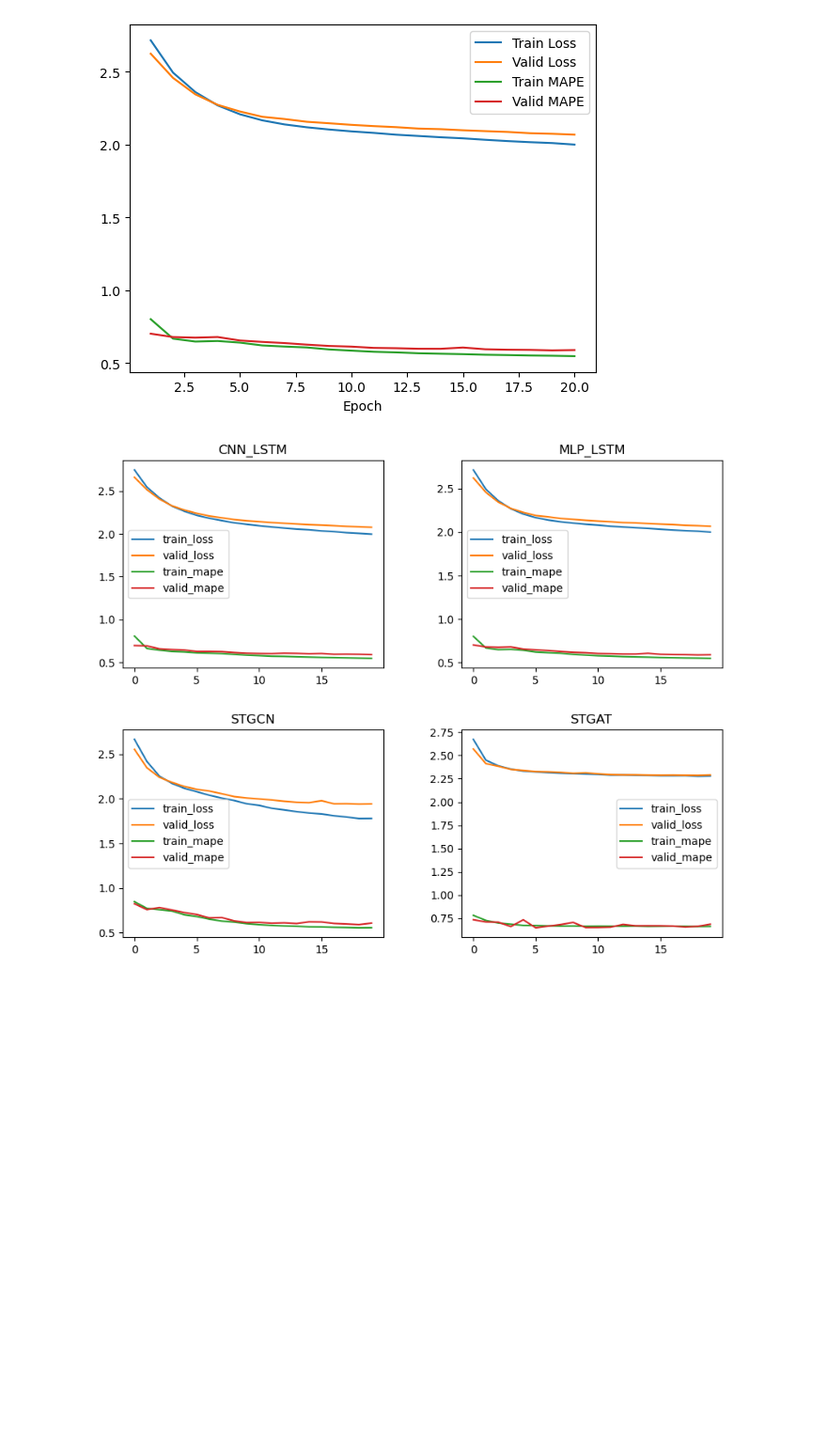
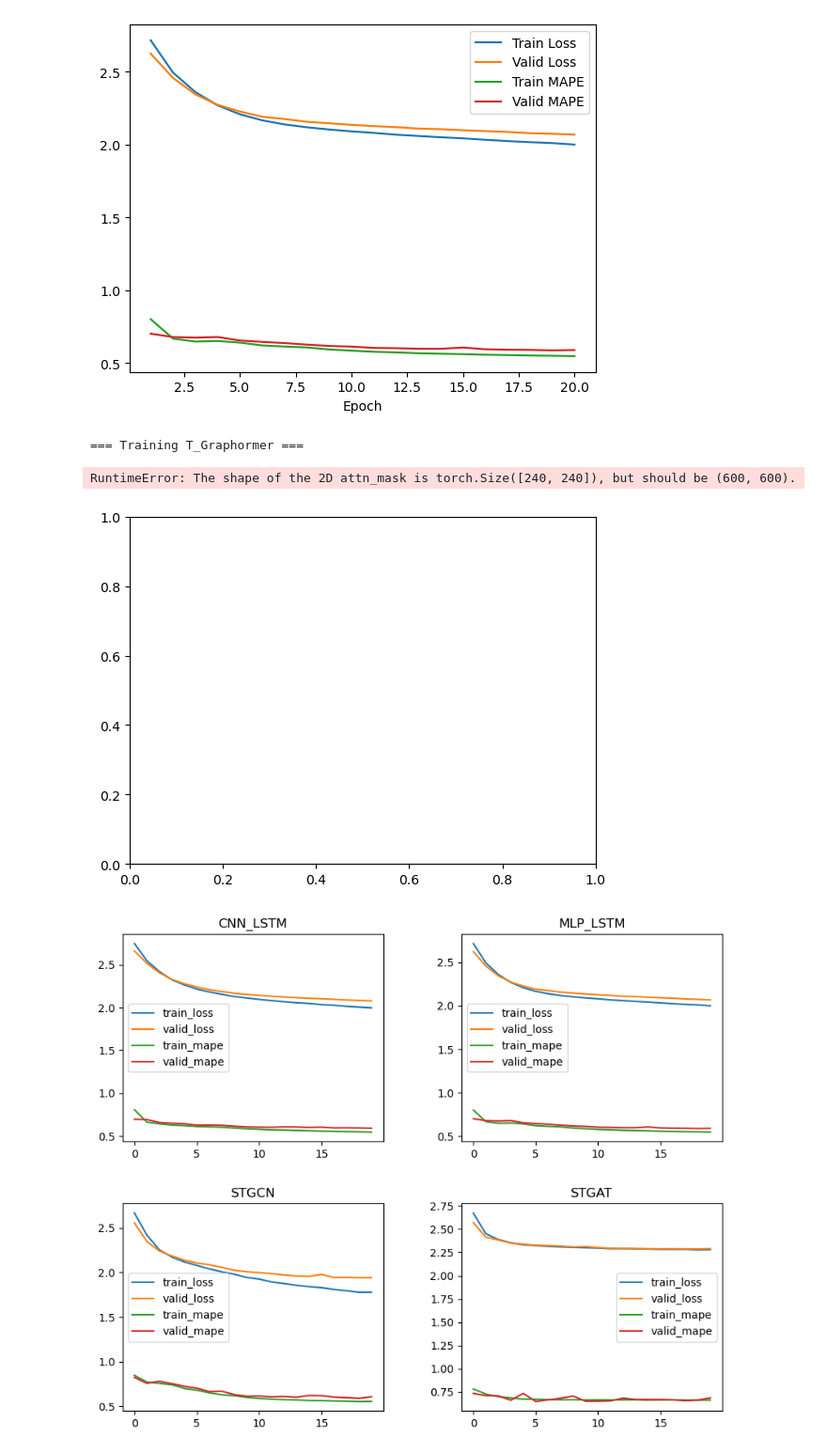
Before and after one commit to HiverXD/Traffic-Congestion-Prediction, a Jupyter notebook: model_build/model_prototype_with_aux.ipynb, the cells around one changed output. Shown at 94% size. Drawn from its saved outputs; the diff is of its cells as text; code cells hidden in the pictures; blank space fills up the shorter version.

```diff
--- a/model_build/model_prototype_with_aux.ipynb
+++ b/model_build/model_prototype_with_aux.ipynb
@@ -726,7 +852,70 @@ Final Valid MAPE: 0.5900874083757329
 [figure]
 [figure]
 # %%
-print(histories[''])
+
+# 0) Hyperparameters
+WINDOW = 12
+BATCH_SIZE = 32
+EPOCHS = 20
+LR = 1e-3
+DEVICE = 'cuda' if torch.cuda.is_available() else 'cpu'
+
+# 1) 데이터 준비
+# traffic_dataset: np.ndarray of shape (T_total, E, C_all)
+traffic_dataset = np.load(f'../dataset/traffic_dataset_13.npy')
+T_total, E, C_all = traffic_dataset.shape
+A = torch.from_numpy(edge_adj_mat).float().to(DEVICE)
+
+# split index (70/20/10)
+train_end = int(0.7 * T_total)
+valid_end = int(0.9 * T_total)
+
+train_data = traffic_dataset[:train_end]
+valid_data = traffic_dataset[train_end:valid_end]
+
+train_ds = TrafficDataset(train_data, window=WINDOW)
+valid_ds = TrafficDataset(valid_data, window=WINDOW)
+
+train_loader = DataLoader(train_ds, batch_size=BATCH_SIZE, shuffle=True, drop_last=True)
+valid_loader = DataLoader(valid_ds, batch_size=BATCH_SIZE, shuffle=False, drop_last=False)
+
+# 3) 모델별 학습
+models = {
+    'T_Graphormer' : TGraphormer(E=E, window=12, d_model=32, num_layers=2, num_heads=4, dropout=0.1, kappa=30)
+}
+
+histories = {}
+
+for name, model in models.items():
+    print(f"\n=== Training {name} ===")
+    optimizer = torch.optim.Adam(model.parameters(), lr=LR)
+    criterion = torch.nn.HuberLoss()  # T-Graphormer의 선례를 따라 HuberLoss 활용
+
+    trainer = Trainer(
+        model=model,
+        train_loader=train_loader,
+        valid_loader=valid_loader,
+        optimizer=optimizer,
+        criterion=criterion,
+        epochs=EPOCHS,
+        device=DEVICE
+    )
+    trainer.fit()
+
+    # 학습 결과 저장
+    histories[name] = trainer.get_history()
+
+# 4) 결과 비교
+for name, hist in histories.items():
+    print(f"\n{name}:")
+    print("Final Train Loss:", hist['train_loss'][-1])
+    print("Final Valid Loss:", hist['valid_loss'][-1])
+    print("Final Train MAPE:", hist['train_mape'][-1])
+    print("Final Valid MAPE:", hist['valid_mape'][-1])
+# %% [output]
+=== Training T_Graphormer ===
+RuntimeError: The shape of the 2D attn_mask is torch.Size([240, 240]), but should be (600, 600).
+[figure, added]
 # %%
 fig, axs = plt.subplots(2, 2, figsize=(10, 8))
 
```
Also changed, not shown: parts of 2 cells of this notebook.
